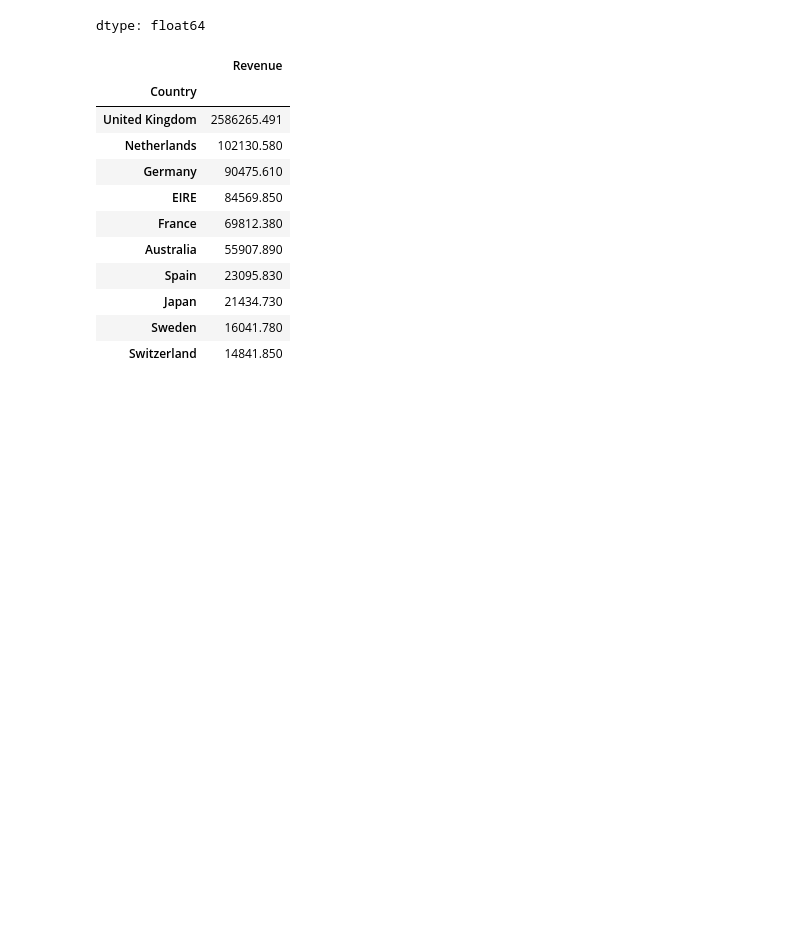
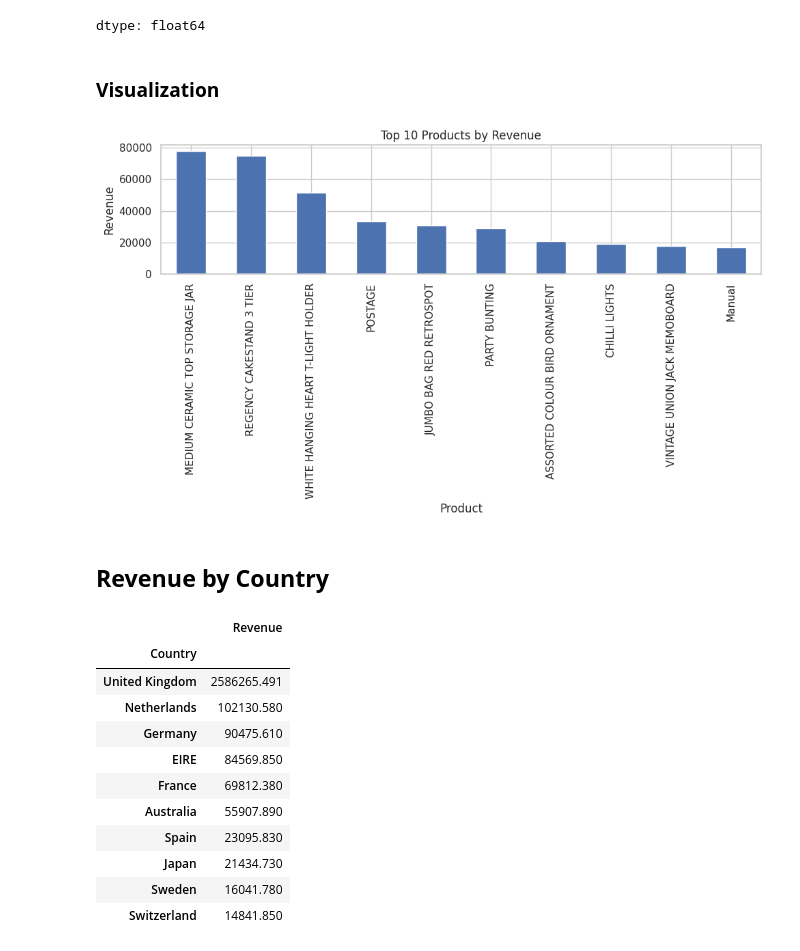
Before and after one commit to kirtish447/data-analytics-portfolio, a Jupyter notebook: Ecommerce-Revenue-Analysis/python/analysis.ipynb, the cells around one changed output. Cells and saved outputs as stored; diff of their text form; code cells hidden in the pictures; blank space fills up the shorter version.

```diff
--- a/Ecommerce-Revenue-Analysis/python/analysis.ipynb
+++ b/Ecommerce-Revenue-Analysis/python/analysis.ipynb
@@ -111,6 +106,23 @@ top_products
 | VINTAGE UNION JACK MEMOBOARD | 17811.33 |
 | Manual | 17026.64 |
 dtype: float64
+# %% [markdown]
+### **Visualization**
+# %%
+plt.figure(figsize=(10,6))
+
+top_products.plot(kind="bar")
+
+plt.title("Top 10 Products by Revenue")
+plt.xlabel("Product")
+plt.ylabel("Revenue")
+
+plt.tight_layout()
+plt.show()
+# %% [output]
+[figure, added]
+# %% [markdown]
+## **Revenue by Country**
 # %%
 revenue_country = (
     df_clean.groupby("Country")["Revenue"]
```
Also changed, not shown: parts of 29 cells of this notebook.
